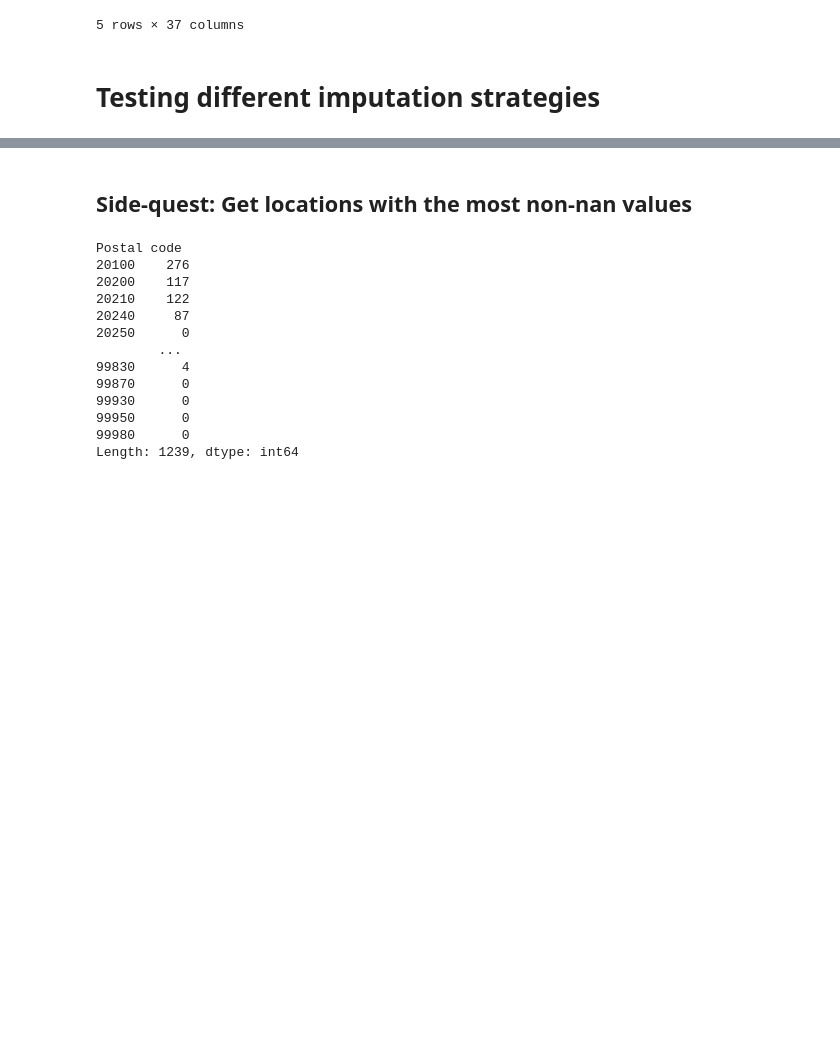
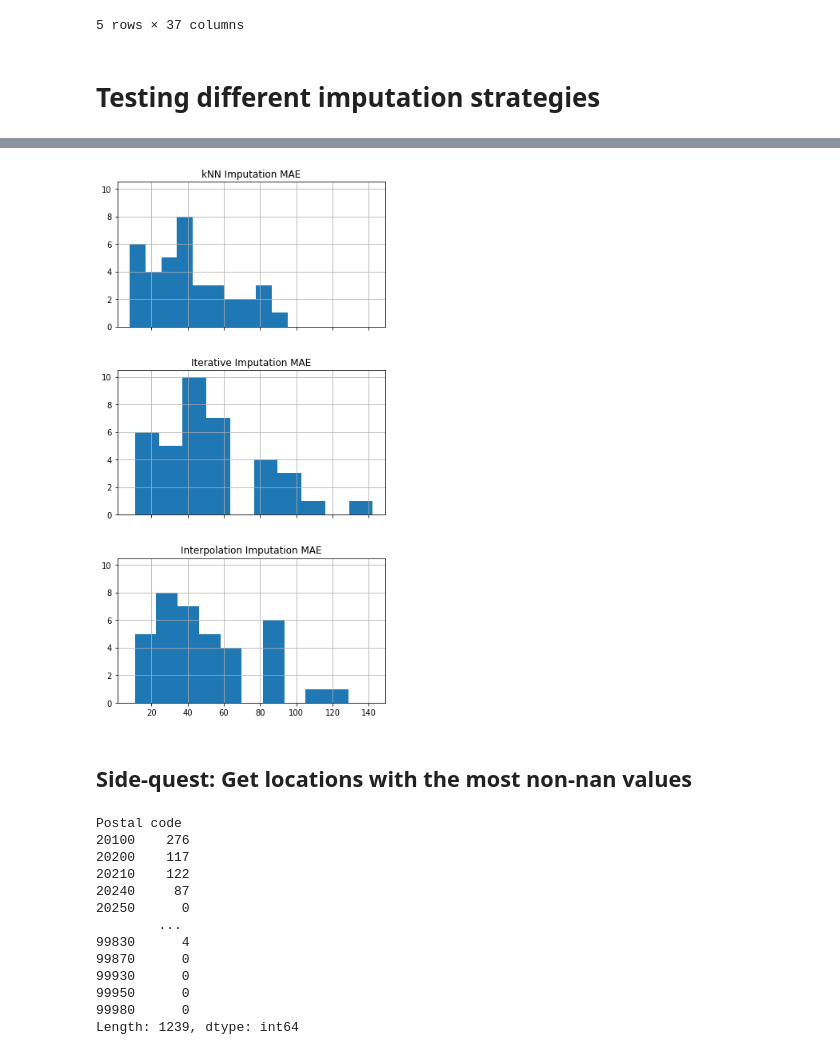
Before and after one commit to atreyaray/OP-Forecasting-Future-House-Prices, a Jupyter notebook: notebooks/Bruce/imputation.ipynb, the cells around one changed output, grey strips where cells are left out. Cells and saved outputs as stored; diff of their text form; code cells hidden in the pictures; blank space fills up the shorter version.

```diff
--- a/notebooks/Bruce/imputation.ipynb
+++ b/notebooks/Bruce/imputation.ipynb
@@ -410,3 +346,18 @@ plt.savefig('imputation_effectiveness.pdf')
+# %%
+all_df.rename(columns={'knn_mse_error': 'kNN Imputation MAE',
+                        'iterative_mse_error':'Iterative Imputation MAE',
+                        'interpolation_mse_error': 'Interpolation Imputation MAE'},
+                        inplace=True)
+
+all_df.hist(column=['kNN Imputation MAE','Iterative Imputation MAE', 'Interpolation Imputation MAE'],
+            layout=(3,1),
+            sharex=True,
+            sharey=True,
+            figsize=(6,12))
+
+plt.savefig('imputation_performance_distribution.pdf')
+# %% [output]
+[figure, added]
 # %%
 df3.to_csv("no_nans.csv",index=True)
 # %% [markdown]
```
Also changed, not shown: parts of 18 cells of this notebook, 5 other files.
